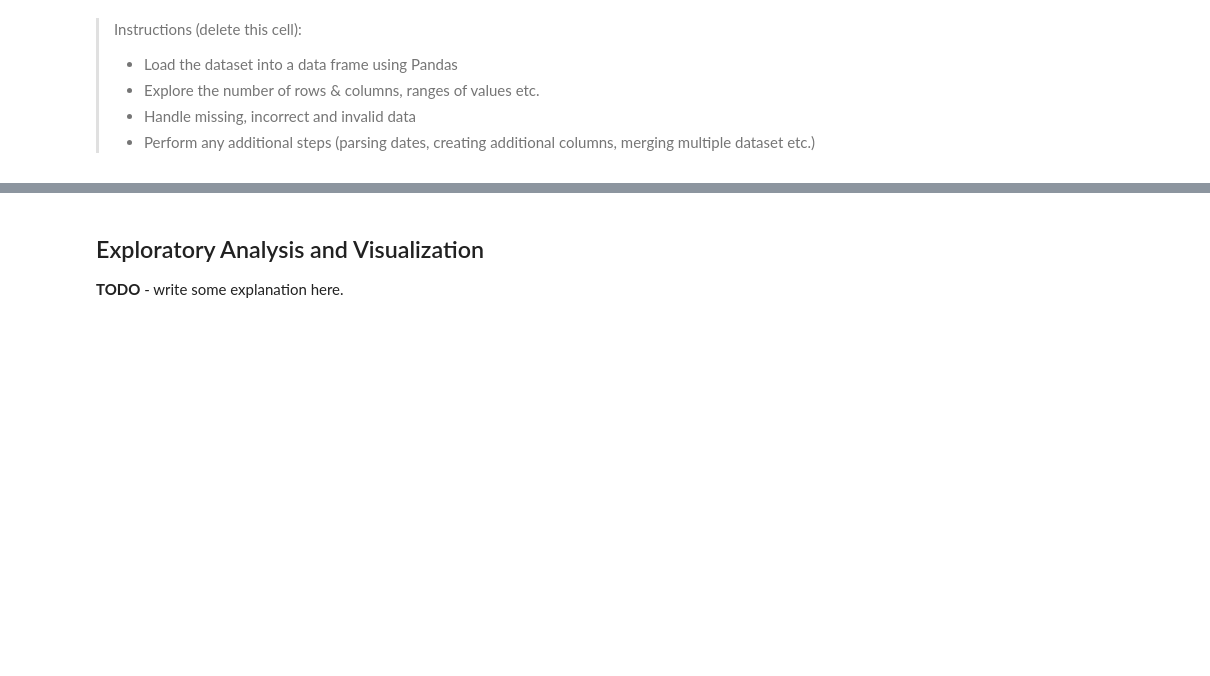
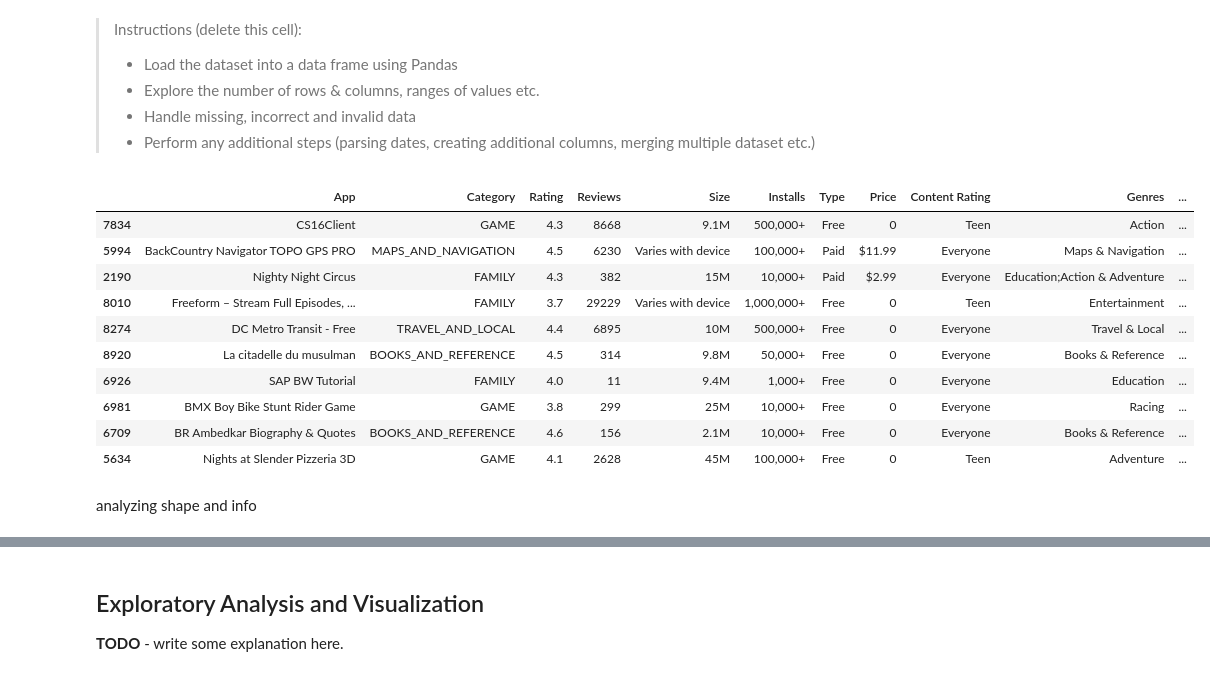
Before and after one commit to LeoSf/jovian_pandas, a Jupyter notebook: assignments/w5_pro_zerotopandas-course-project-starter-v-18/zerotopandas-course-project.ipynb, the cells around one changed output, grey strips where cells are left out. Saved outputs shown, nothing was run; the diff lists cells and outputs as text; code cells hidden in the pictures; blank space fills up the shorter version.

Commit message:
[mod] cleaning the dataset -- done

```diff
--- a/assignments/w5_pro_zerotopandas-course-project-starter-v-18/zerotopandas-course-project.ipynb
+++ b/assignments/w5_pro_zerotopandas-course-project-starter-v-18/zerotopandas-course-project.ipynb
@@ -180,7 +184,7 @@ Extracting archive ./us-elections-dataset.zip to ./us-elections-dataset
 The dataset has been downloaded and extracted.
 # %%
 # Change this
-data_dir = './us-elections-dataset'
+data_dir = './google-play-store-apps'
 # %%
 import os
 os.listdir(data_dir)
@@ -220,0 +219,18 @@ jovian.commit(project=project_name)
+# %%
+playstore_raw_df = pd.read_csv(data_dir+'/googleplaystore.csv')
+# %%
+playstore_raw_df.sample(10)
+# %% [output]
+|  | App | Category | Rating | Reviews | Size | Installs | Type | Price | Content Rating | Genres | ... |
+| 7834 | CS16Client | GAME | 4.3 | 8668 | 9.1M | 500,000+ | Free | 0 | Teen | Action | ... |
+| 5994 | BackCountry Navigator TOPO GPS PRO | MAPS_AND_NAVIGATION | 4.5 | 6230 | Varies with device | 100,000+ | Paid | $11.99 | Everyone | Maps & Navigation | ... |
+| 2190 | Nighty Night Circus | FAMILY | 4.3 | 382 | 15M | 10,000+ | Paid | $2.99 | Everyone | Education;Action & Adventure | ... |
+| 8010 | Freeform – Stream Full Episodes, ... | FAMILY | 3.7 | 29229 | Varies with device | 1,000,000+ | Free | 0 | Teen | Entertainment | ... |
+| 8274 | DC Metro Transit - Free | TRAVEL_AND_LOCAL | 4.4 | 6895 | 10M | 500,000+ | Free | 0 | Everyone | Travel & Local | ... |
+| 8920 | La citadelle du musulman | BOOKS_AND_REFERENCE | 4.5 | 314 | 9.8M | 50,000+ | Free | 0 | Everyone | Books & Reference | ... |
+| 6926 | SAP BW Tutorial | FAMILY | 4.0 | 11 | 9.4M | 1,000+ | Free | 0 | Everyone | Education | ... |
+| 6981 | BMX Boy Bike Stunt Rider Game | GAME | 3.8 | 299 | 25M | 10,000+ | Free | 0 | Everyone | Racing | ... |
+| 6709 | BR Ambedkar Biography & Quotes | BOOKS_AND_REFERENCE | 4.6 | 156 | 2.1M | 10,000+ | Free | 0 | Everyone | Books & Reference | ... |
+| 5634 | Nights at Slender Pizzeria 3D | GAME | 4.1 | 2628 | 45M | 100,000+ | Free | 0 | Teen | Adventure | ... |
+# %% [markdown]
+analyzing shape and info
```
Also changed, not shown: parts of 53 cells of this notebook.
